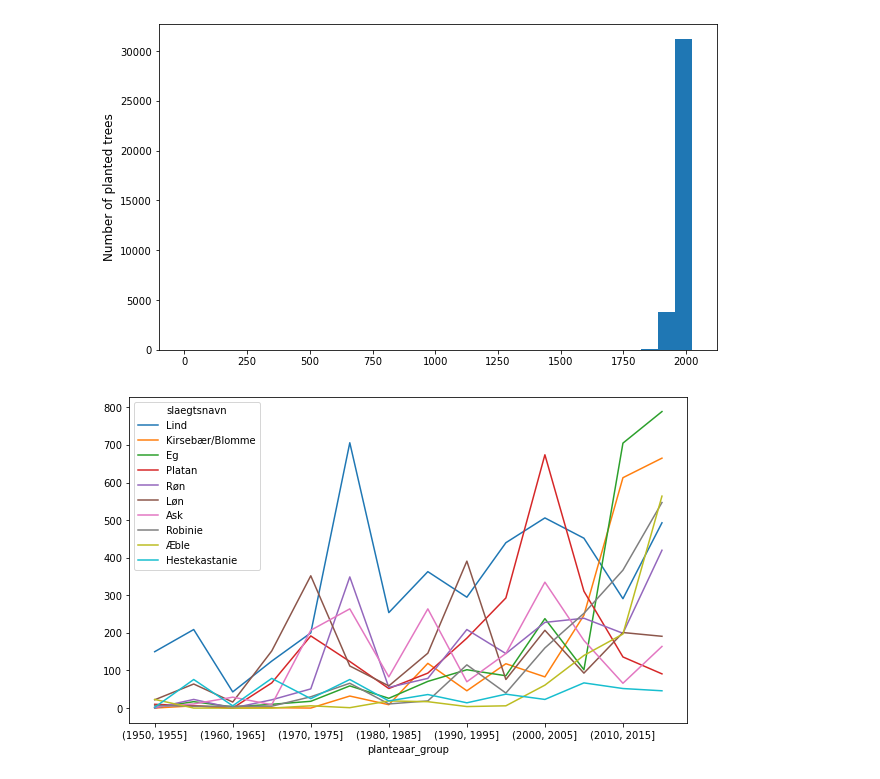
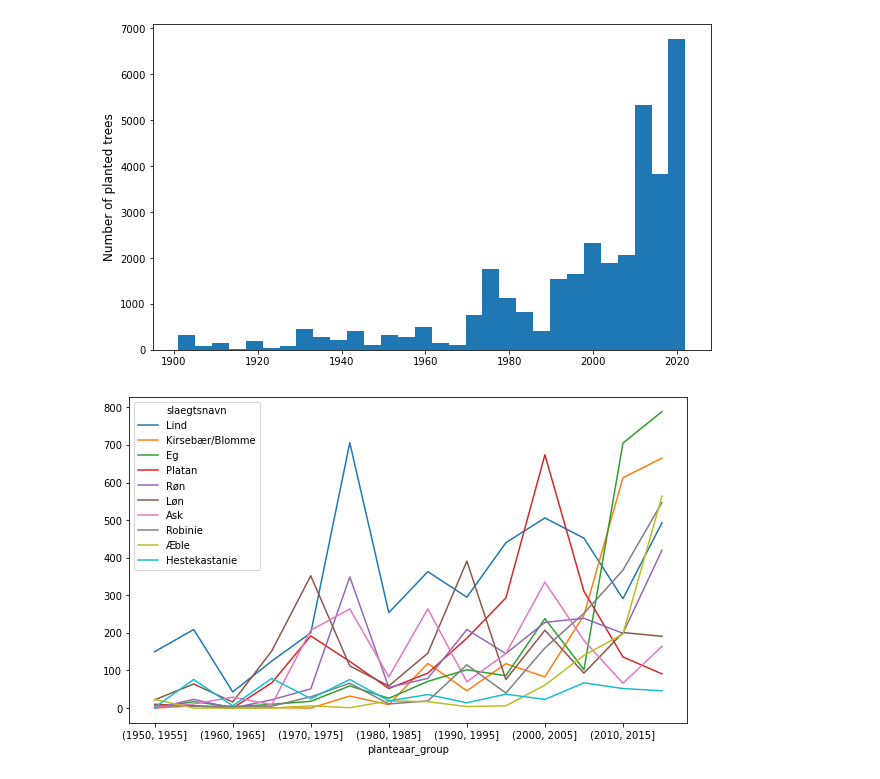
Before and after one commit to Ljoerring/Social-Data-Project, a Jupyter notebook: Gode_plots.ipynb, the cells around one changed output. Saved outputs shown, nothing was run; the diff lists cells and outputs as text; code cells hidden in the pictures.

```diff
--- a/Gode_plots.ipynb
+++ b/Gode_plots.ipynb
@@ -24,13 +24,13 @@ df['Y'] = df['wkb_geometry'].apply(get_y)
 # %%
 # Plot 1: antal plantede træer per år
 df1 = df[df["planteaar"] > 1900]
-df1 = df.dropna(subset=['planteaar'])
+df1 = df1.dropna(subset=['planteaar'])
 plt.figure(figsize=(10,6))
 plt.hist(df1["planteaar"], bins = 30)
 plt.ylabel('Number of planted trees',fontsize=12)
 plt.show()
 # %% [output]
-[figure, old version]
+[figure, new version]
 # %%
 # Plot 2: trend plot
 tree_species = df["slaegtsnavn"].value_counts().sort_values(ascending = False)[1:11].index.to_list()
```
